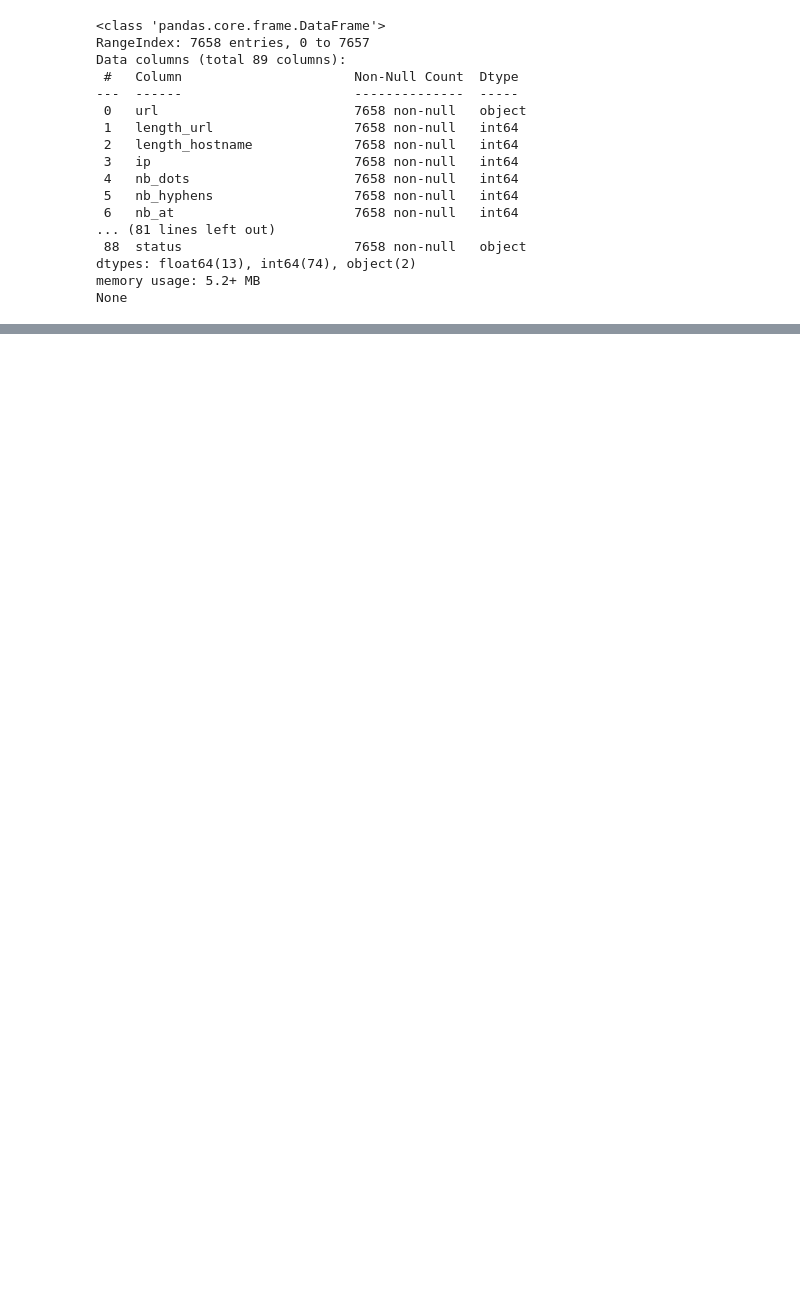
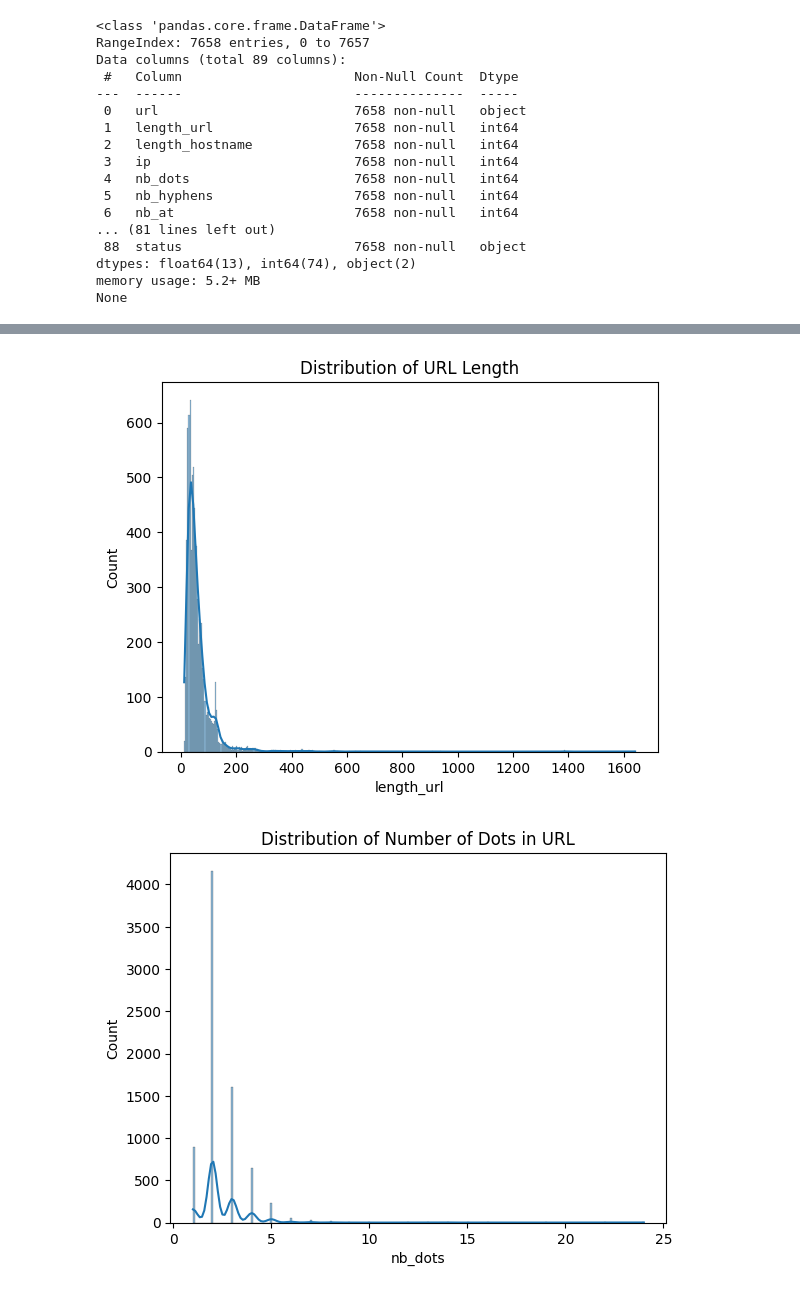
Before and after one commit to matix329/quantum-phish-detector, a Jupyter notebook: Database/data_summary.ipynb, the cells around one changed output, grey strips where cells are left out. Drawn from its saved outputs; the diff is of its cells as text; code cells hidden in the pictures; blank space fills up the shorter version.

```diff
--- a/Database/data_summary.ipynb
+++ b/Database/data_summary.ipynb
@@ -31,0 +112,11 @@ print(test_data.info())
+# %%
+sns.histplot(data=train_data, x='length_url', kde=True)
+plt.title("Distribution of URL Length")
+plt.show()
+
+sns.histplot(data=train_data, x='nb_dots', kde=True)
+plt.title("Distribution of Number of Dots in URL")
+plt.show()
+# %% [output]
+[figure, added]
+[figure, added]
```
Also changed, not shown: parts of 9 cells of this notebook.
